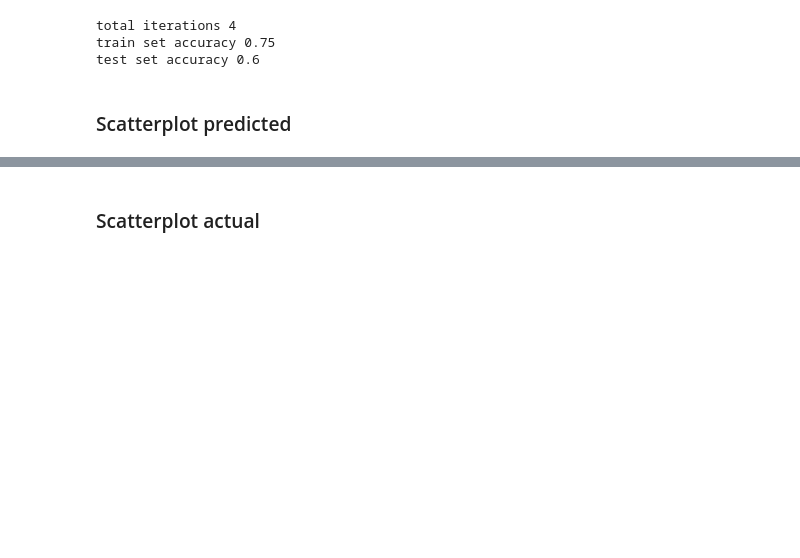
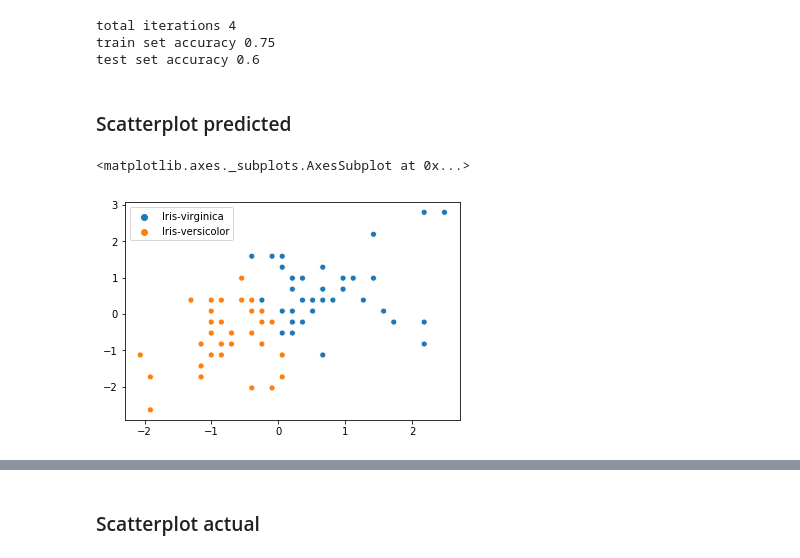
Before and after one commit to DV1X3R/tti-computer-science, a Jupyter notebook: IV. Fourth Year/python-intelligence-systems/Adaline.ipynb, the cells around one changed output, grey strips where cells are left out. Drawn from its saved outputs; the diff is of its cells as text; code cells hidden in the pictures; blank space fills up the shorter version.

```diff
--- a/IV. Fourth Year/python-intelligence-systems/Adaline.ipynb
+++ b/IV. Fourth Year/python-intelligence-systems/Adaline.ipynb
@@ -163,6 +163,11 @@ train set accuracy 0.75
 test set accuracy 0.6
 # %% [markdown]
 ### Scatterplot predicted
+# %%
+sns.scatterplot(x=X_train.T[0], y=X_train.T[1], hue=np.where(model.predict(X_train) == -1, 'Iris-virginica', 'Iris-versicolor'))
+# %% [output]
+<matplotlib.axes._subplots.AxesSubplot at 0x...>
+[figure, added]
 # %%
 sns.scatterplot(x=X_test.T[0], y=X_test.T[1], hue=np.where(model.predict(X_test) == -1, 'Iris-virginica', 'Iris-versicolor'))
 # %% [output]
```
Also changed, not shown: parts of 5 cells of this notebook, 2 other files.
